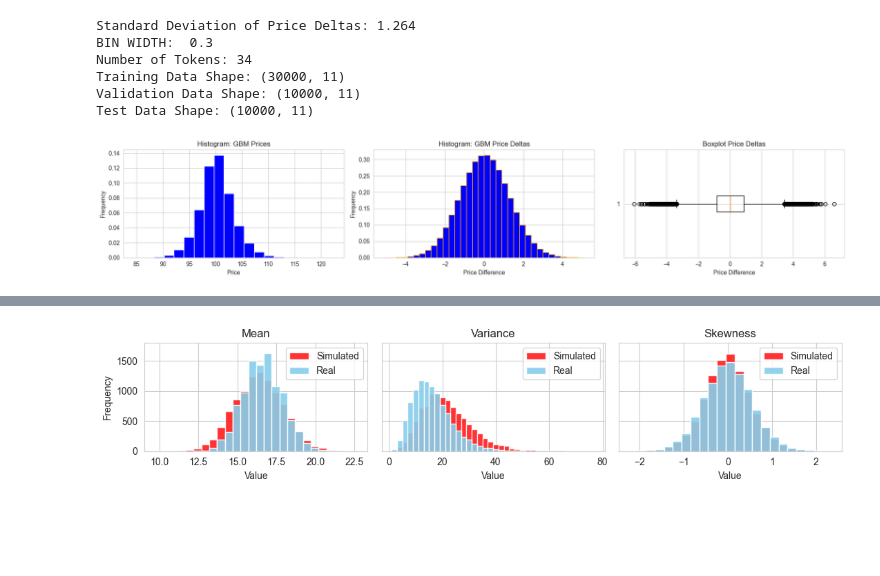
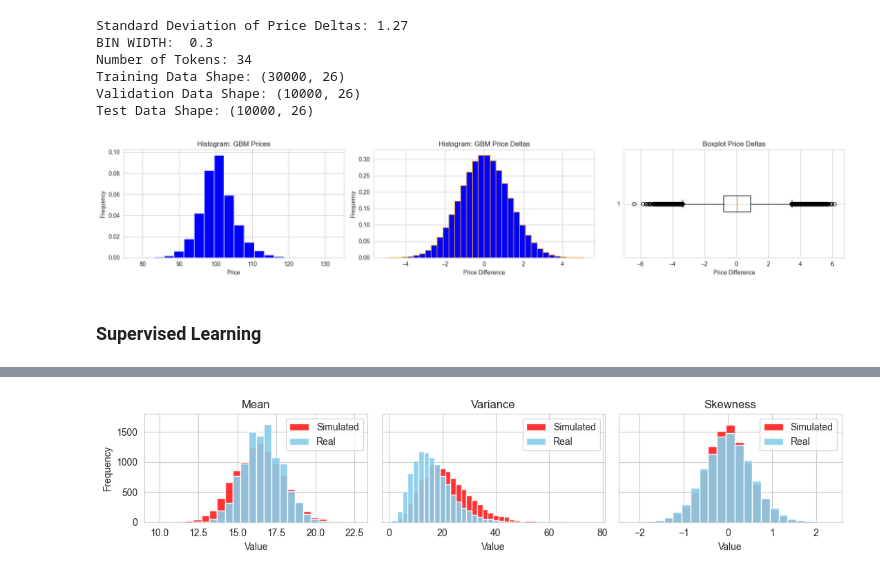
Before and after one commit to FrensiZ/adversial_learning, a Jupyter notebook: adv_13.09.24.ipynb, the cells around one changed output, grey strips where cells are left out. Drawn from its saved outputs; the diff is of its cells as text; code cells hidden in the pictures; blank space fills up the shorter version.

```diff
--- a/adv_13.09.24.ipynb
+++ b/adv_13.09.24.ipynb
@@ -266,24 +263,24 @@ def plot_discriminator(kl_div, disc_acc, disc_loss):
 # %%
 S0 = 100                # Initial stock price
 mu = 0.1                # Annual drift
 sigma = 0.2             # Volatility
-n_days = 12             # Sequence length (52 days)
+n_days = 27             # Sequence length (52 days)
 n_sequences = 50000     # Number of sequences to simulate
 
 Price_GBM, Delta_GBM = gbm_simulator_with_deltas(S0, mu, sigma, n_days=n_days, n_sequences=n_sequences)
 
 bin_width = 0.3
 print('Standard Deviation of Price Deltas:', np.round(np.std(Delta_GBM.flatten()),3))
 print('BIN WIDTH: ', bin_width)
 
 train_data, val_data, test_data, token_size = tokenize_deltas(Delta_GBM, bin_start=-5.1, bin_stop=5.1, bin_width=bin_width)
 
 plot_price_hist(Price_GBM, Delta_GBM, bin_width)
 # %% [output]
-Standard Deviation of Price Deltas: 1.264
+Standard Deviation of Price Deltas: 1.27
 BIN WIDTH:  0.3
 Number of Tokens: 34
-Training Data Shape: (30000, 11)
-Validation Data Shape: (10000, 11)
-Test Data Shape: (10000, 11)
+Training Data Shape: (30000, 26)
+Validation Data Shape: (10000, 26)
+Test Data Shape: (10000, 26)
-[figure, old version]
+[figure, new version]
@@ -309,0 +287,2 @@ class Discriminator(nn.Module):
+# %% [markdown]
+### Supervised Learning
```
Also changed, not shown: parts of 17 cells of this notebook, 3 other files.
